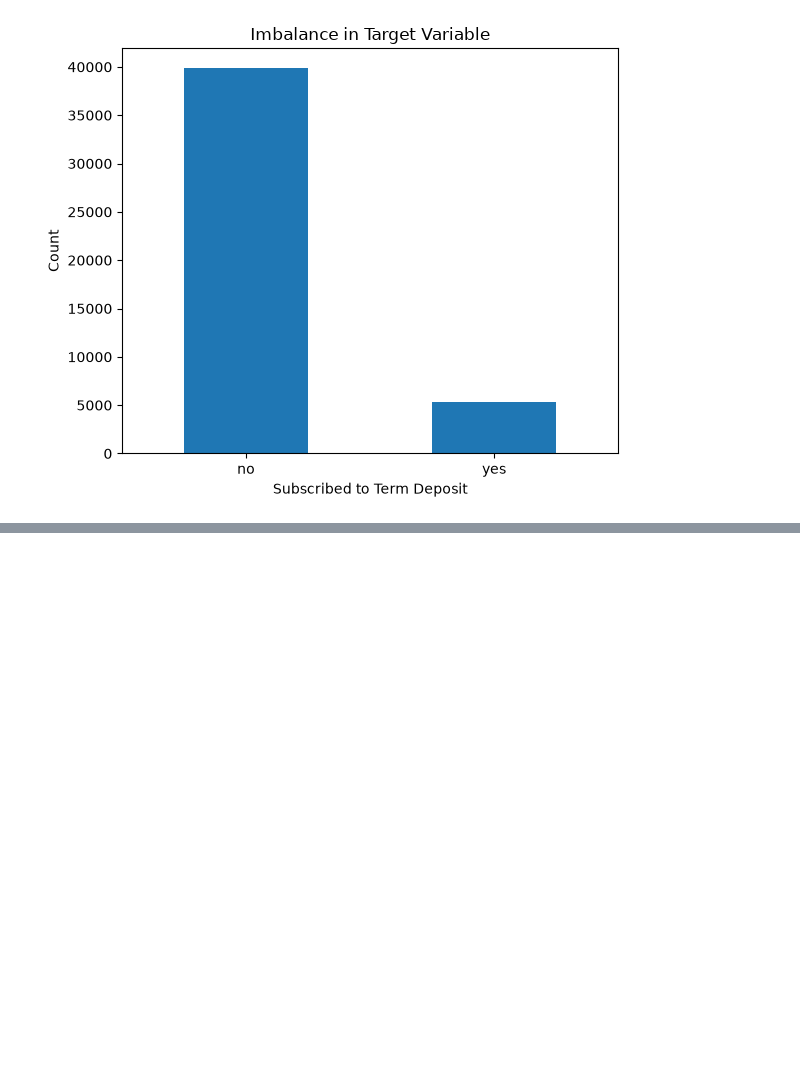
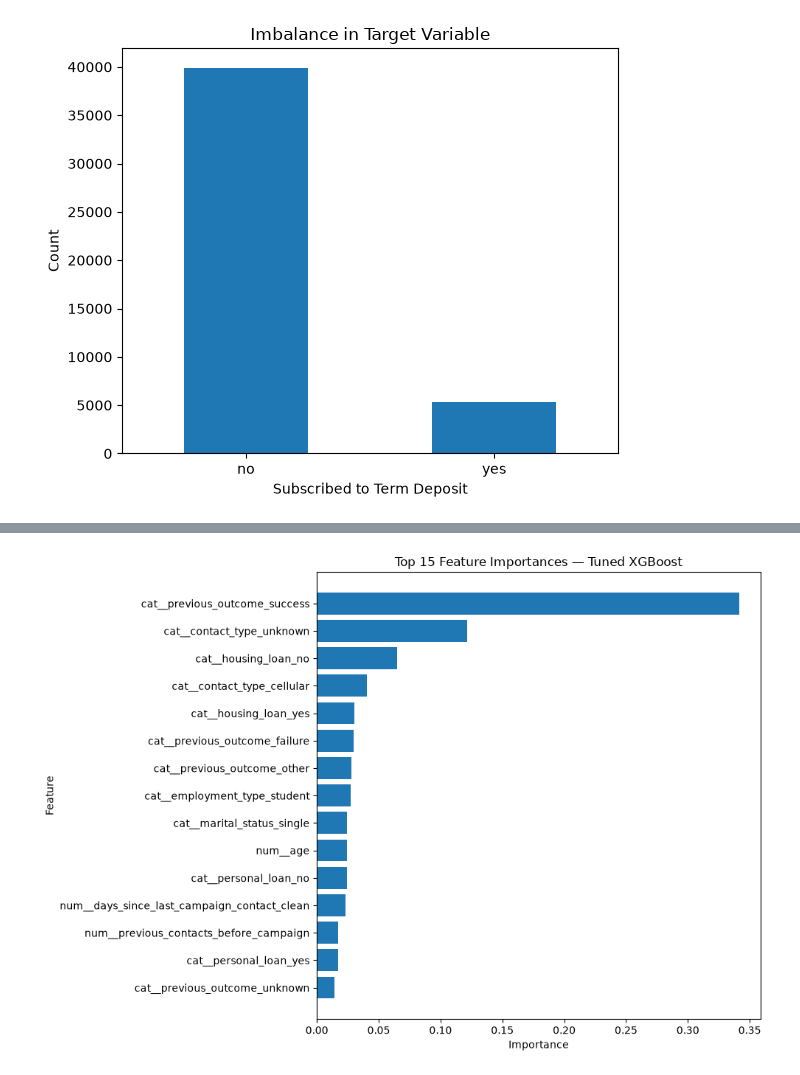
Before and after one commit to AwendyG/Bank-Marketing-Project, a Jupyter notebook: file.ipynb, the cells around one changed output, grey strips where cells are left out. Saved outputs shown, nothing was run; the diff lists cells and outputs as text; code cells hidden in the pictures; blank space fills up the shorter version.

Commit message:
4 models,Tuning and Feature Importance

```diff
--- a/file.ipynb
+++ b/file.ipynb
@@ -430,0 +503,2 @@ plt.show()
+# %%
+y = df["subscribed_to_term_deposit"]
@@ -430,0 +1105,25 @@ plt.show()
+# %%
+# Get the fitted preprocessing step and XGBoost model
+preprocessor = final_xgb.named_steps["preprocessor"]
+model = final_xgb.named_steps["classifier"]
+
+# Get feature names after one-hot encoding
+feature_names = preprocessor.get_feature_names_out()
+
+# Get XGBoost feature importance scores
+importance_scores = model.feature_importances_
+
+# Create a DataFrame
+feature_importance_df = pd.DataFrame({
+    "Feature": feature_names,
+    "Importance": importance_scores
+})
+
+# Sort from most to least important
+feature_importance_df = feature_importance_df.sort_values(
+    by="Importance",
+    ascending=False
+)
+
+# Display the top 15 features
+feature_importance_df.head(15)
@@ -430,0 +1147,20 @@ plt.show()
+# %%
+top_features = feature_importance_df.head(15).sort_values(
+    by="Importance",
+    ascending=True
+)
+
+plt.figure(figsize=(10, 7))
+
+plt.barh(
+    top_features["Feature"],
+    top_features["Importance"]
+)
+
+plt.title("Top 15 Feature Importances — Tuned XGBoost")
+plt.xlabel("Importance")
+plt.ylabel("Feature")
+plt.tight_layout()
+plt.show()
+# %% [output]
+[figure, added]
```
Also changed, not shown: parts of 51 cells of this notebook.
